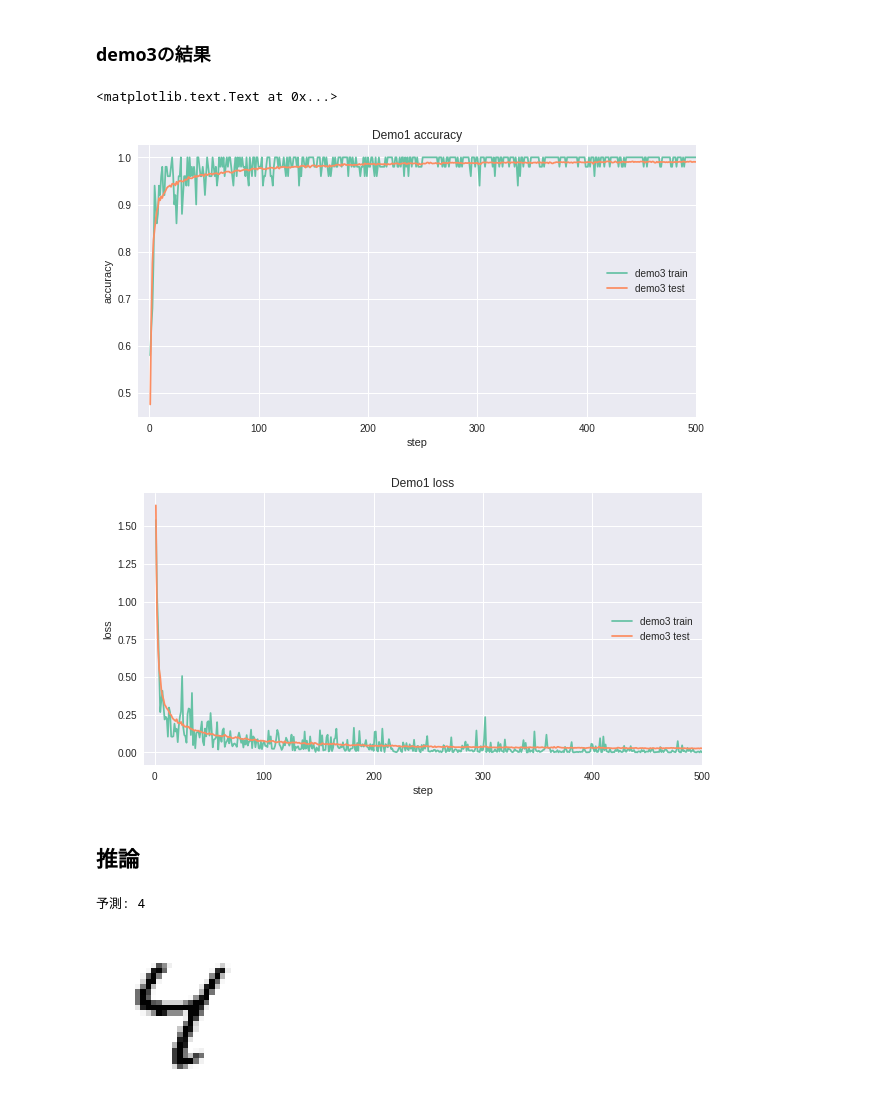
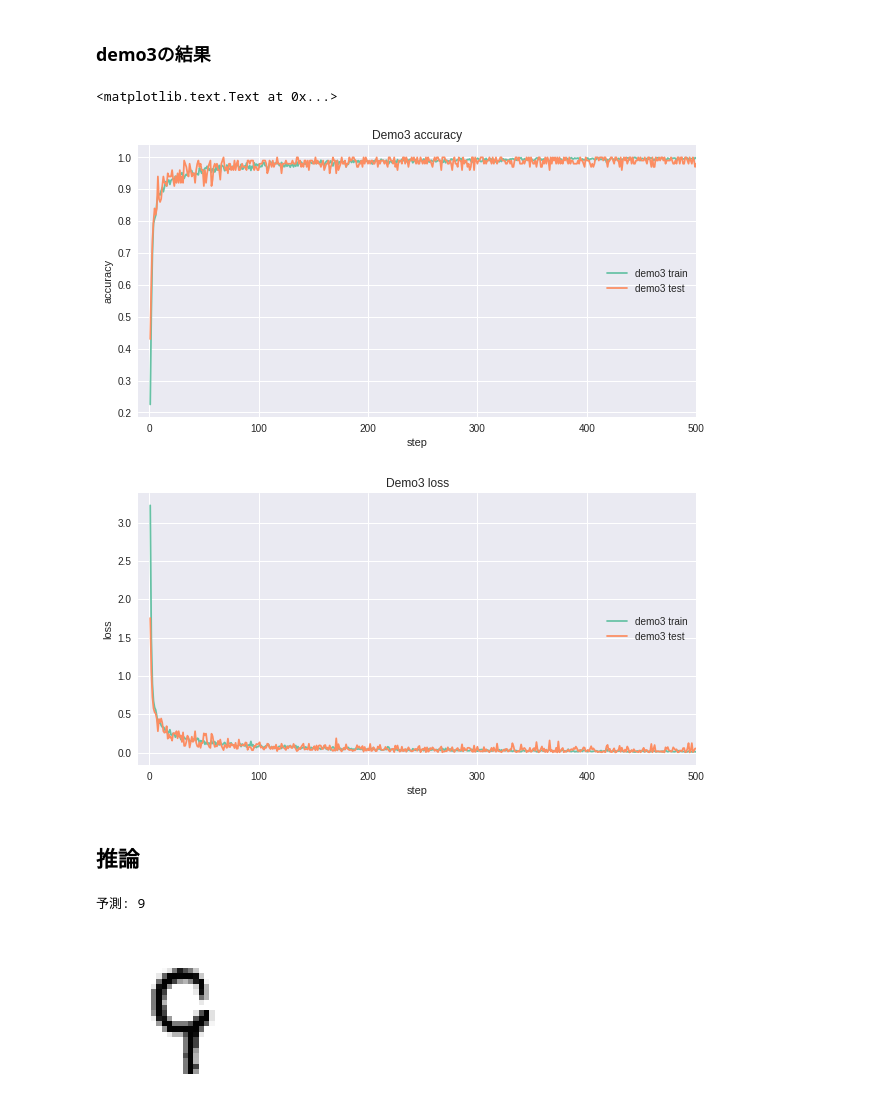
Before and after one commit to htamakos/deeplearning_tensorflow_demo, a Jupyter notebook: demo3.ipynb, the cells around one changed output. Drawn from its saved outputs; the diff is of its cells as text; code cells hidden in the pictures.

```diff
--- a/demo3.ipynb
+++ b/demo3.ipynb
@@ -126,13 +127,13 @@ train_accs   = []
 train_losses = []
 test_accs    = []
 test_losses  = []
+temp_train_accs = []
+temp_train_losses = []
 
 max_step = 10000
-pb = tf.contrib.keras.utils.Progbar(max_step)
-seen = 0
 
 # 学習の開始
-for step in range(1, max_step + 1):
+for step in tqdm_notebook(range(1, max_step + 1)):
     # 50個ずつ画像とラベルをトレーニングデータセットから抽出する
     batch_x, batch_y = mnist.train.next_batch(50)
     feed_dict = {x: batch_x, y_:batch_y, keep_prob: 0.5}
@@ -142,21 +143,22 @@ for step in range(1, max_step + 1):
 
     # 損失と正解率を測定
     train_acc, train_loss = sess.run([accuracy, loss], feed_dict={x: batch_x, y_:batch_y, keep_prob: 1.0})
+    temp_train_accs.append(train_acc)
+    temp_train_losses.append(train_loss)
 
     # 200 ステップに1回テストデータ・セットに対する損失と正解率を測定する
     if step % 20 == 0:
-        test_x, test_y = mnist.test.images, mnist.test.labels
+        test_x, test_y = mnist.test.next_batch(100)
         test_acc, test_loss = sess.run([accuracy, loss], feed_dict={x: test_x, y_: test_y, keep_prob: 1.0})
-
-        train_accs.append(train_acc)
-        train_losses.append(train_loss)
+        mean_train_accs = np.mean(temp_train_accs)
+        mean_train_losses = np.mean(temp_train_losses)
+        train_accs.append(mean_train_accs)
+        train_losses.append(mean_train_losses)
         test_accs.append(test_acc)
         test_losses.append(test_loss)
-    if seen < max_step:
-        pb.update(seen)
-        seen += 1
+        temp_train_accs = []
+        temp_train_losses = []
 
-pb.update(seen, force=True)
 test_x, test_y = mnist.test.images, mnist.test.labels
 test_acc, test_loss = sess.run([accuracy, loss], feed_dict={x:test_x, y_:test_y, keep_prob: 1.0})
 print("test accuracy: %.5f" % test_acc)
@@ -170,32 +171,32 @@ test loss: 0.02728
 # %%
 # グラフの表示
 ## 正解率
 colors = sns.color_palette("Set2", 10)
 sns.set_style('darkgrid')
 fig, ax = plt.subplots(1, 1, figsize=(10, 5))
 xvalues = np.arange(1, len(train_accs) + 1)
-ax.plot(xvalues, train_accs, label='demo3 train', color=colors[0])
-ax.plot(xvalues, test_accs, label='demo3 test', color=colors[1])
+ax.plot(xvalues, train_accs, label='demo3 train', color=colors[8])
+ax.plot(xvalues, test_accs, label='demo3 test', color=colors[9])
 ax.set_xlim(-10, 500)
 ax.set_xlabel("step")
 ax.set_ylabel("accuracy")
 plt.legend(loc='center right')
-ax.set_title('Demo1 accuracy')
+ax.set_title('Demo3 accuracy')
 
 ## 損失
 fig, ax = plt.subplots(1, 1, figsize=(10, 5))
 xvalues = np.arange(1, len(train_losses) + 1)
-ax.plot(xvalues, train_losses, label='demo3 train', color=colors[0])
-ax.plot(xvalues, test_losses, label='demo3 test', color=colors[1])
+ax.plot(xvalues, train_losses, label='demo3 train', color=colors[8])
+ax.plot(xvalues, test_losses, label='demo3 test', color=colors[9])
 ax.set_xlim(-10, 500)
 ax.set_xlabel("step")
 ax.set_ylabel("loss")
 plt.legend(loc='center right')
-ax.set_title('Demo1 loss')
+ax.set_title('Demo3 loss')
 # %% [output]
 <matplotlib.text.Text at 0x...>
-[figure, old version]
+[figure, new version]
-[figure, old version]
+[figure, new version]
 # %% [markdown]
 ## 推論
 # %%
@@ -215,5 +216,5 @@ ax.tick_params(labelleft='off')
 
 print("予測: %d" % result.argmax())
 # %% [output]
-予測: 4
+予測: 9
-[figure, old version]
+[figure, new version]
```
Also changed, not shown: parts of 3 cells of this notebook, 6 other files.
